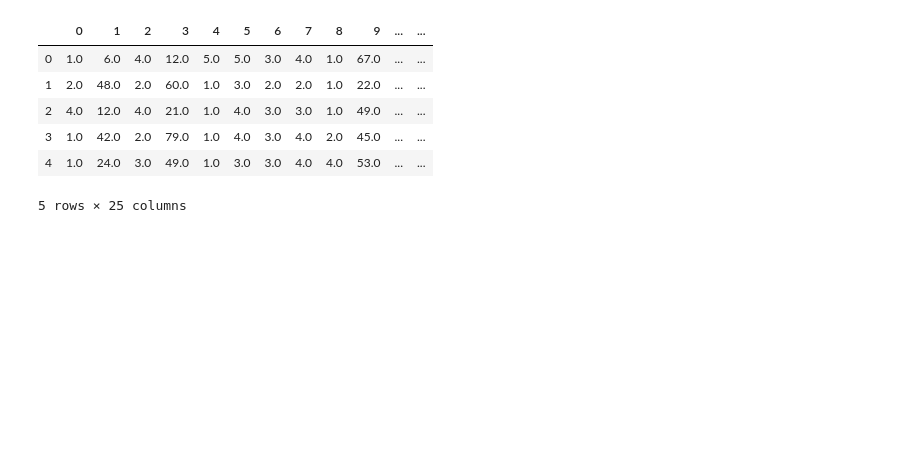
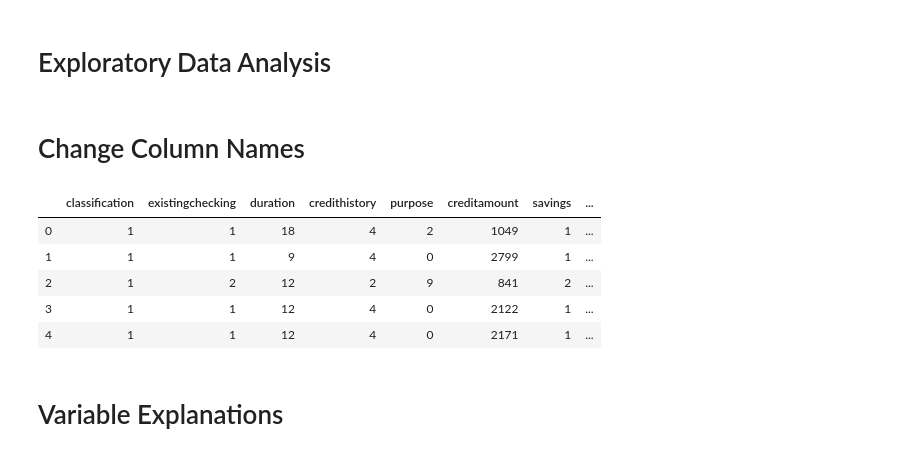
Before and after one commit to jakobschoeffer/fair-ranking, a Jupyter notebook: scripts/german_credit.ipynb, the cells around one changed output. Drawn from its saved outputs; the diff is of its cells as text; code cells hidden in the pictures; blank space fills up the shorter version.

Commit message:
worked on German credit data

```diff
--- a/scripts/german_credit.ipynb
+++ b/scripts/german_credit.ipynb
@@ -1,4 +3,12 @@
 # %%
 import pandas as pd
 import numpy as np
-from urllib.request import urlopen
+import seaborn as sns
+import matplotlib.pyplot as plt
+from sklearn import preprocessing
+import math
+from sklearn.metrics import confusion_matrix
+#from urllib.request import urlopen
+
+pd.set_option('display.max_columns', None)
+pd.set_option('display.max_rows', None)
@@ -17,0 +26,5 @@ df = pd.DataFrame(data)
+# %%
+data = pd.read_csv('../data/german_credit.csv')
+data = data.apply(pd.to_numeric)
+# %% [markdown]
+# Exploratory Data Analysis
@@ -18,10 +34,15 @@ df = pd.DataFrame(data)
+# %% [markdown]
+# Change Column Names
+# %%
+data = data.rename(columns={"Creditability": "classification", "Account Balance": "existingchecking", "Duration of Credit (month)": "duration", "Payment Status of Previous Credit": "credithistory", "Purpose": "purpose", "Credit Amount": "creditamount", "Value Savings/Stocks": "savings", "Length of current employment": "employmentsince", "Instalment per cent": "installmentrate", "Sex & Marital Status": "statussex", "Guarantors": "otherdebtors", "Duration in Current address": "residencesince", "Most valuable available asset": "property", "Age (years)": "age", "Concurrent Credits": "otherinstallmentplans", "Type of apartment": "housing", "No of Credits at this Bank": "existingcredits", "Occupation": "job", "No of dependents": "peopleliable", "Telephone": "telephone", "Foreign Worker": "foreignworker"})
 # %%
-df.head()
+data.head()
 # %% [output]
-|  | 0 | 1 | 2 | 3 | 4 | 5 | 6 | 7 | 8 | 9 | ... | ... |
-| 0 | 1.0 | 6.0 | 4.0 | 12.0 | 5.0 | 5.0 | 3.0 | 4.0 | 1.0 | 67.0 | ... | ... |
-| 1 | 2.0 | 48.0 | 2.0 | 60.0 | 1.0 | 3.0 | 2.0 | 2.0 | 1.0 | 22.0 | ... | ... |
-| 2 | 4.0 | 12.0 | 4.0 | 21.0 | 1.0 | 4.0 | 3.0 | 3.0 | 1.0 | 49.0 | ... | ... |
-| 3 | 1.0 | 42.0 | 2.0 | 79.0 | 1.0 | 4.0 | 3.0 | 4.0 | 2.0 | 45.0 | ... | ... |
-| 4 | 1.0 | 24.0 | 3.0 | 49.0 | 1.0 | 3.0 | 3.0 | 4.0 | 4.0 | 53.0 | ... | ... |
+|  | classification | existingchecking | duration | credithistory | purpose | creditamount | savings | ... |
+| 0 | 1 | 1 | 18 | 4 | 2 | 1049 | 1 | ... |
+| 1 | 1 | 1 | 9 | 4 | 0 | 2799 | 1 | ... |
+| 2 | 1 | 2 | 12 | 2 | 9 | 841 | 2 | ... |
+| 3 | 1 | 1 | 12 | 4 | 0 | 2122 | 1 | ... |
+| 4 | 1 | 1 | 12 | 4 | 0 | 2171 | 1 | ... |
-5 rows × 25 columns
+# %% [markdown]
+# Variable Explanations
```
Also changed, not shown: parts of 39 cells of this notebook, 1 other file.
